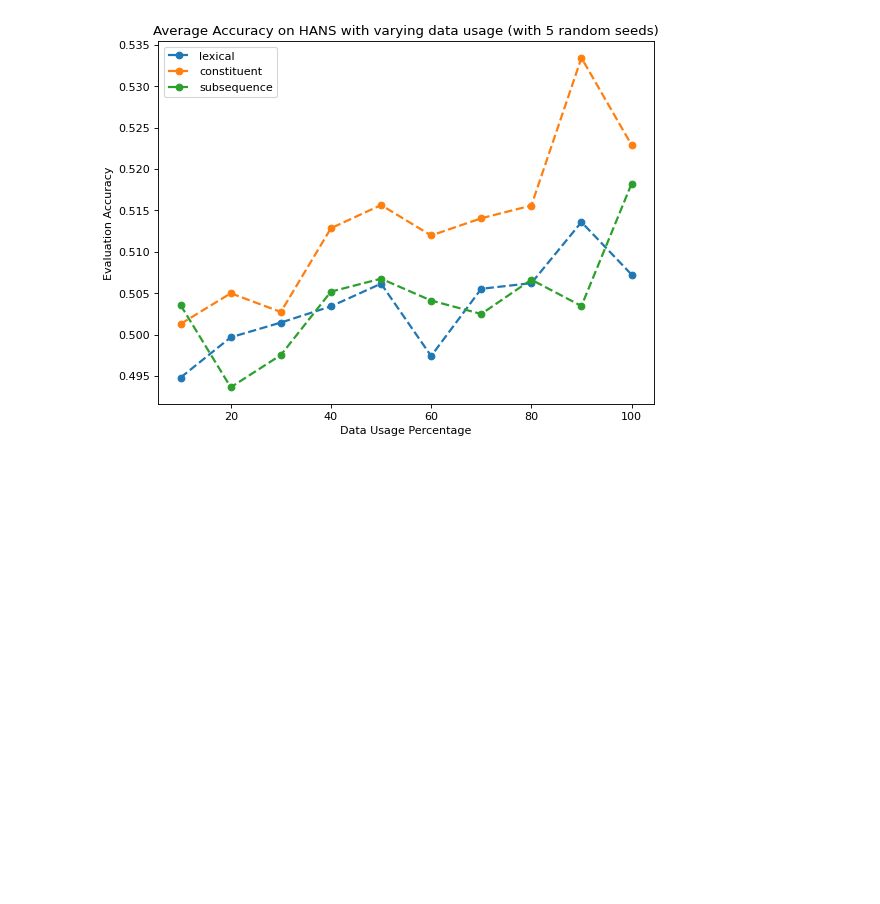
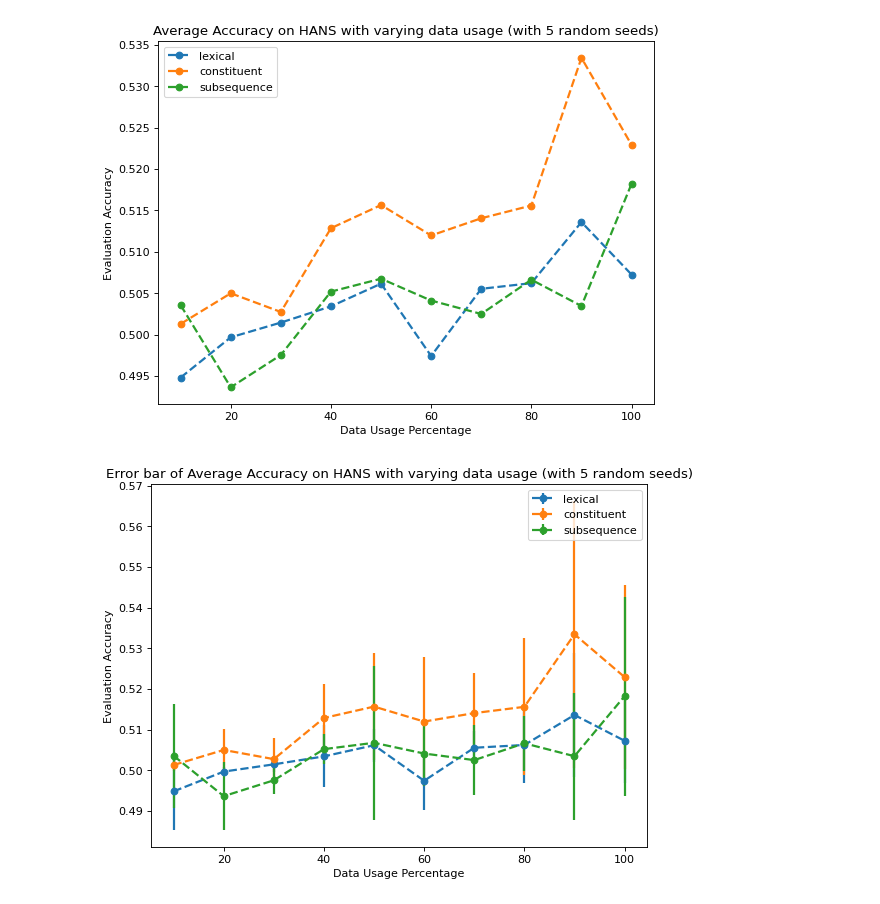
Before and after one commit to prajjwal1/generalize_lm_nli, a Jupyter notebook: nbs/graph_plots.ipynb, the cells around one changed output. Cells and saved outputs as stored; diff of their text form; code cells hidden in the pictures; blank space fills up the shorter version.

Commit message:
added error graph

```diff
--- a/nbs/graph_plots.ipynb
+++ b/nbs/graph_plots.ipynb
@@ -210,6 +210,9 @@ plt.savefig('/home/nlp/transformers-importance-sampling/figs/hans_entailed_seeds
 # %%
 lexical_mean_vals, subsequence_mean_vals, \
 constituent_mean_vals = [], [], []
+
+lexical_std_vals, subsequence_std_vals, \
+constituent_std_vals = [], [], []
 
 hans_combined_lexical_0 =  (np.array(hans_entailed_lexical_0) +  np.array(hans_non_entailed_lexical_0)) / 2
 hans_combined_lexical_250 =  (np.array(hans_entailed_lexical_250) +  np.array(hans_non_entailed_lexical_250)) / 2
@@ -223,7 +226,13 @@ for i in range(len(data_pct)):
                        hans_combined_lexical_500[i],
                        hans_combined_lexical_999[i],
                        hans_combined_lexical_42[i]])
+    std_val = np.std(([hans_combined_lexical_0[i],
+                       hans_combined_lexical_250[i],
+                       hans_combined_lexical_500[i],
+                       hans_combined_lexical_999[i],
+                       hans_combined_lexical_42[i]]))
     lexical_mean_vals.append(mean_val)
+    lexical_std_vals.append(std_val)
 # %%
 hans_combined_subsequence_0 = (np.array(hans_entailed_subsequence_0) + np.array(hans_non_entailed_subsequence_0)) / 2
 hans_combined_subsequence_250 = (np.array(hans_entailed_subsequence_250) + np.array(hans_non_entailed_subsequence_250)) / 2
@@ -237,7 +246,13 @@ for i in range(len(data_pct)):
                        hans_combined_subsequence_500[i],
                        hans_combined_subsequence_999[i],
                        hans_combined_subsequence_42[i]])
+    std_val = np.std([hans_combined_subsequence_0[i],
+                       hans_combined_subsequence_250[i],
+                       hans_combined_subsequence_500[i],
+                       hans_combined_subsequence_999[i],
+                       hans_combined_subsequence_42[i]])
     subsequence_mean_vals.append(mean_val)
+    subsequence_std_vals.append(std_val)
 # %%
 hans_combined_constituent_0 = (np.array(hans_entailed_constituent_0) + np.array(hans_non_entailed_constituent_0)) / 2
 hans_combined_constituent_250 = (np.array(hans_entailed_constituent_250) + np.array(hans_non_entailed_constituent_250)) / 2
@@ -251,7 +266,13 @@ for i in range(len(data_pct)):
                        hans_combined_constituent_500[i],
                        hans_combined_constituent_999[i],
                        hans_combined_constituent_42[i]])
+    std_val = np.std([hans_combined_constituent_0[i],
+                       hans_combined_constituent_250[i],
+                       hans_combined_constituent_500[i],
+                       hans_combined_constituent_999[i],
+                       hans_combined_constituent_42[i]])
     constituent_mean_vals.append(mean_val)
+    constituent_std_vals.append(std_val)
 # %%
 plt.figure(num=None, figsize=(8, 6), dpi=80, facecolor='w', edgecolor='k')
 
@@ -270,3 +291,21 @@ plt.savefig('/home/nlp/transformers-importance-sampling/figs/avg_acc_hans_seeds_
 plt.show()
 # %% [output]
 [figure]
+# %%
+plt.figure(num=None, figsize=(8, 6), dpi=80, facecolor='w', edgecolor='k')
+
+plt.errorbar(data_pct, lexical_mean_vals, yerr = lexical_std_vals, marker='o',
+         linestyle='dashed',linewidth=2, markersize=6, label='lexical')
+plt.errorbar(data_pct, constituent_mean_vals, yerr= constituent_std_vals, marker='o',
+         linestyle='dashed',linewidth=2, markersize=6, label='constituent')
+plt.errorbar(data_pct, subsequence_mean_vals, yerr = subsequence_std_vals, marker='o',
+         linestyle='dashed',linewidth=2, markersize=6, label='subsequence')
+
+plt.xlabel('Data Usage Percentage')
+plt.ylabel('Evaluation Accuracy')
+plt.title('Error bar of Average Accuracy on HANS with varying data usage (with 5 random seeds)')
+plt.legend()
+plt.savefig('/home/nlp/transformers-importance-sampling/figs/avg_acc_hans_seeds_error_graph.png')
+plt.show()
+# %% [output]
+[figure, added]
```
Also changed, not shown: 2 other files.
